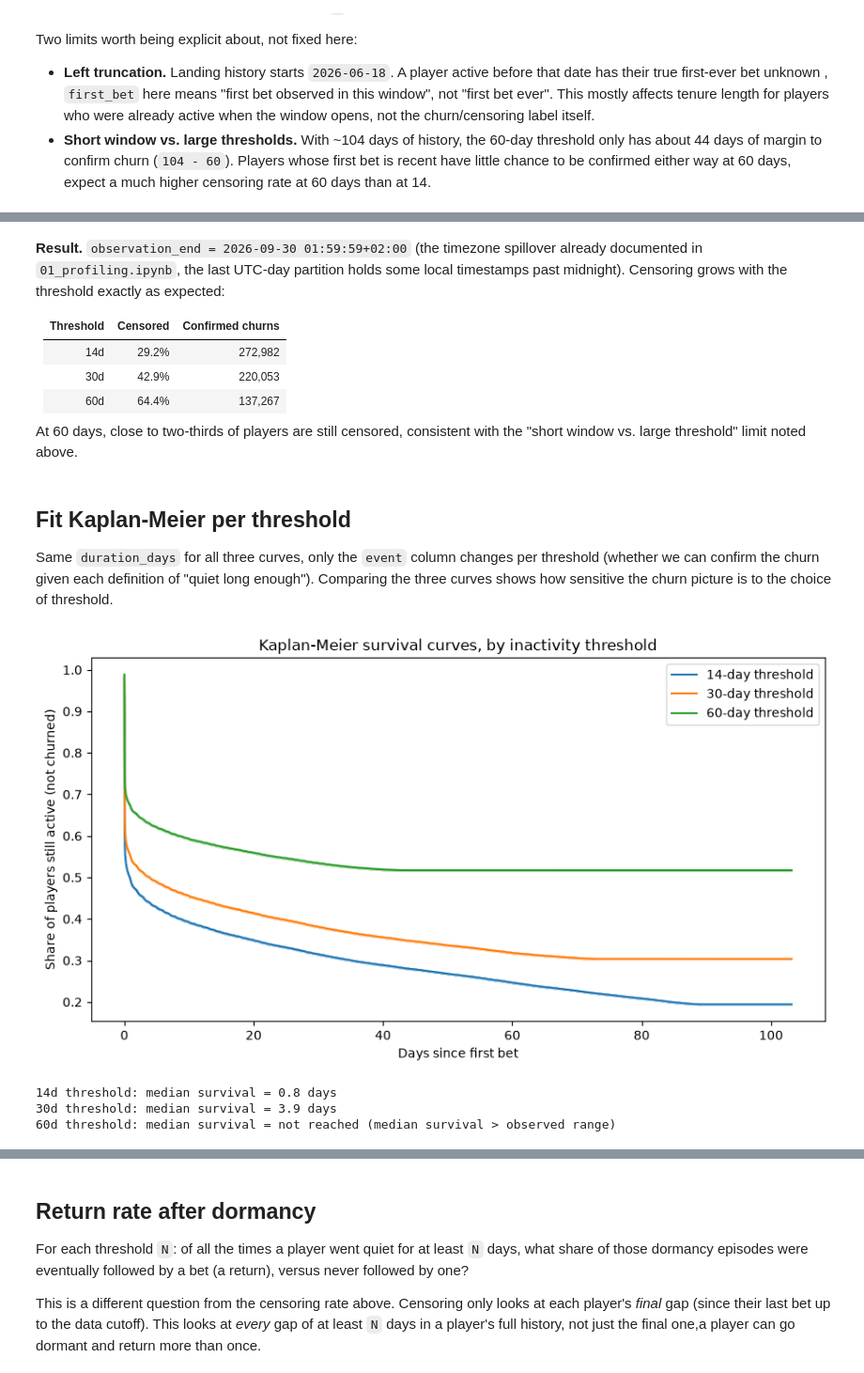
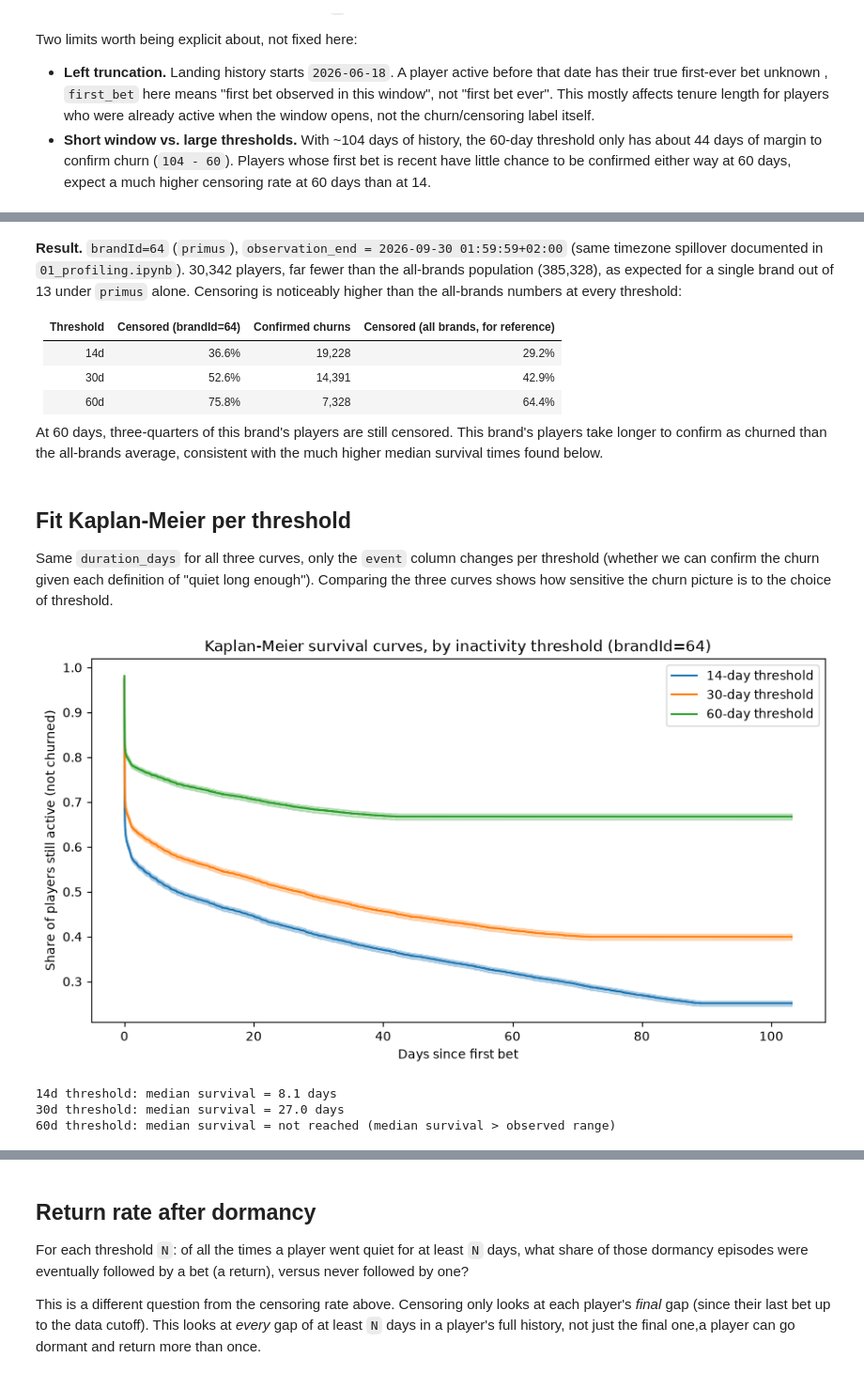
Before and after one commit to jvherrero/whizdom-churn, a Jupyter notebook: eda/02_churn_definition.ipynb, the cells around one changed output, grey strips where cells are left out. Shown at 94% size. Cells and saved outputs as stored; diff of their text form; code cells hidden in the pictures.

Commit message:
feat(signals): complete T4 exploration and data fixes

```diff
--- a/eda/02_churn_definition.ipynb
+++ b/eda/02_churn_definition.ipynb
@@ -26,8 +33,10 @@ from lifelines import KaplanMeierFitter
 
 BUCKET = "whizdomai-eu-central-1-650177547431-datalake-gmntc-prod"
 LANDING_LEVEL = "org/10-landing/kafka-sink"
-OPERATORS = ["primus", "secundus"]
 BET_TABLE = "whizdomai-transactions"
+
+TARGET_BRAND_ID = 64
+BRAND_OPERATORS = ["primus"]  # brandId=64 confirmed to exist only in primus (checked on a snapshot day)
 
 HISTORY_START = dt.date(2026, 6, 18)
 HISTORY_END = dt.date(2026, 9, 29)
@@ -35,7 +44,7 @@ HISTORY_DAYS = [HISTORY_START + dt.timedelta(days=i) for i in range((HISTORY_END
 
 CACHE_DIR = Path("../data/02_intermediate")
 CACHE_DIR.mkdir(parents=True, exist_ok=True)
-ACTIVITY_CACHE = CACHE_DIR / "player_activity_span.parquet"
+ACTIVITY_CACHE = CACHE_DIR / f"player_activity_span_brand{TARGET_BRAND_ID}.parquet"
 
 
 def s3_duckdb():
@@ -44,7 +53,7 @@ def s3_duckdb():
     con = duckdb.connect()
     con.sql("INSTALL httpfs; LOAD httpfs;")
     con.sql("SET memory_limit='16GB'")
-    con.sql("SET threads=24")
+    con.sql("SET threads=32")
     con.sql(f"""
         CREATE OR REPLACE SECRET s3_secret (
             TYPE S3, KEY_ID '{creds.access_key}', SECRET '{creds.secret_key}',
@@ -59,25 +68,26 @@ One row per player: `first_bet`, `last_bet`, `n_bets`. This is a plain `GROUP BY
 
 Because of that, this only touches S3 once: if `player_activity_span.parquet` already exists under `../data/02_intermediate/`, we load it directly (instant).
 # %%
-def activity_span(operator, days):
-    """One row per player: first bet, last bet, bet count, for `operator` over `days`."""
+def activity_span(operator, days, brand_id):
+    """One row per player: first bet, last bet, bet count, for `operator` over `days`, one `brandId`."""
     paths = [
         f"s3://{BUCKET}/{LANDING_LEVEL}/{operator}/{BET_TABLE}/{d.year}/{d.month:02d}/{d.day:02d}/*.snappy.parquet"
         for d in days
     ]
     con = s3_duckdb()
     con.sql(f"CREATE OR REPLACE VIEW bet_events AS SELECT * FROM read_parquet({paths}, union_by_name=True)")
-    result = con.sql("""
+    result = con.sql(f"""
         SELECT partyId,
                MIN(dateTime) AS first_bet,
                MAX(dateTime) AS last_bet,
                COUNT(*) AS n_bets
         FROM bet_events
-        WHERE partyId IS NOT NULL AND dateTime IS NOT NULL
+        WHERE partyId IS NOT NULL AND dateTime IS NOT NULL AND brandId = {brand_id}
         GROUP BY partyId
     """).df()
     con.close()
     result.insert(0, "operator", operator)
+    result.insert(1, "brandId", brand_id)
     return result
 
 
@@ -85,7 +95,7 @@ if ACTIVITY_CACHE.exists():
     activity = pd.read_parquet(ACTIVITY_CACHE)
     print(f"loaded from cache: {ACTIVITY_CACHE} ({len(activity):,} players)")
 else:
-    frames = [activity_span(operator, HISTORY_DAYS) for operator in OPERATORS]
+    frames = [activity_span(operator, HISTORY_DAYS, TARGET_BRAND_ID) for operator in BRAND_OPERATORS]
     activity = pd.concat(frames, ignore_index=True)
     activity.to_parquet(ACTIVITY_CACHE)
     print(f"computed and cached to {ACTIVITY_CACHE} ({len(activity):,} players)")
@@ -146,13 +156,13 @@ players: 385,328
 # %% [markdown]
-**Result.** `observation_end = 2026-09-30 01:59:59+02:00` (the timezone spillover already documented in `01_profiling.ipynb`, the last UTC-day partition holds some local timestamps past midnight). Censoring grows with the threshold exactly as expected:
+**Result.** `brandId=64` (`primus`), `observation_end = 2026-09-30 01:59:59+02:00` (same timezone spillover documented in `01_profiling.ipynb`). 30,342 players, far fewer than the all-brands population (385,328), as expected for a single brand out of 13 under `primus` alone. Censoring is noticeably higher than the all-brands numbers at every threshold:
 
-| Threshold | Censored | Confirmed churns |
-|---|---|---|
-| 14d | 29.2% | 272,982 |
-| 30d | 42.9% | 220,053 |
-| 60d | 64.4% | 137,267 |
+| Threshold | Censored (brandId=64) | Confirmed churns | Censored (all brands, for reference) |
+|---|---|---|---|
+| 14d | 36.6% | 19,228 | 29.2% |
+| 30d | 52.6% | 14,391 | 42.9% |
+| 60d | 75.8% | 7,328 | 64.4% |
 
-At 60 days, close to two-thirds of players are still censored, consistent with the "short window vs. large threshold" limit noted above.
+At 60 days, three-quarters of this brand's players are still censored. This brand's players take longer to confirm as churned than the all-brands average, consistent with the much higher median survival times found below.
 # %% [markdown]
 ## Fit Kaplan-Meier per threshold
 
@@ -160,29 +170,29 @@ Same `duration_days` for all three curves, only the `event` column changes per t
 # %%
 fig, ax = plt.subplots(figsize=(9, 5))
 fitters = {}
 
 for threshold in THRESHOLDS_DAYS:
     kmf = KaplanMeierFitter(label=f"{threshold}-day threshold")
     kmf.fit(
         durations=churn["duration_days"],
         event_observed=churn[f"event_{threshold}d"],
     )
     fitters[threshold] = kmf
     kmf.plot_survival_function(ax=ax)
 
 ax.set_xlabel("Days since first bet")
 ax.set_ylabel("Share of players still active (not churned)")
-ax.set_title("Kaplan-Meier survival curves, by inactivity threshold")
+ax.set_title(f"Kaplan-Meier survival curves, by inactivity threshold (brandId={TARGET_BRAND_ID})")
 plt.tight_layout()
-plt.savefig("../data/03_output/survival_curves.png", dpi=300)
+plt.savefig(f"../data/03_output/survival_curves_brand{TARGET_BRAND_ID}.png", dpi=300)
 plt.show()
 
 for threshold, kmf in fitters.items():
     median = kmf.median_survival_time_
     median_str = f"{median:.1f} days" if np.isfinite(median) else "not reached (median survival > observed range)"
     print(f"{threshold:>2}d threshold: median survival = {median_str}")
 # %% [output]
-[figure, old version]
+[figure, new version]
-14d threshold: median survival = 0.8 days
-30d threshold: median survival = 3.9 days
+14d threshold: median survival = 8.1 days
+30d threshold: median survival = 27.0 days
 60d threshold: median survival = not reached (median survival > observed range)
```
Also changed, not shown: parts of 8 cells of this notebook, 17 other files.
